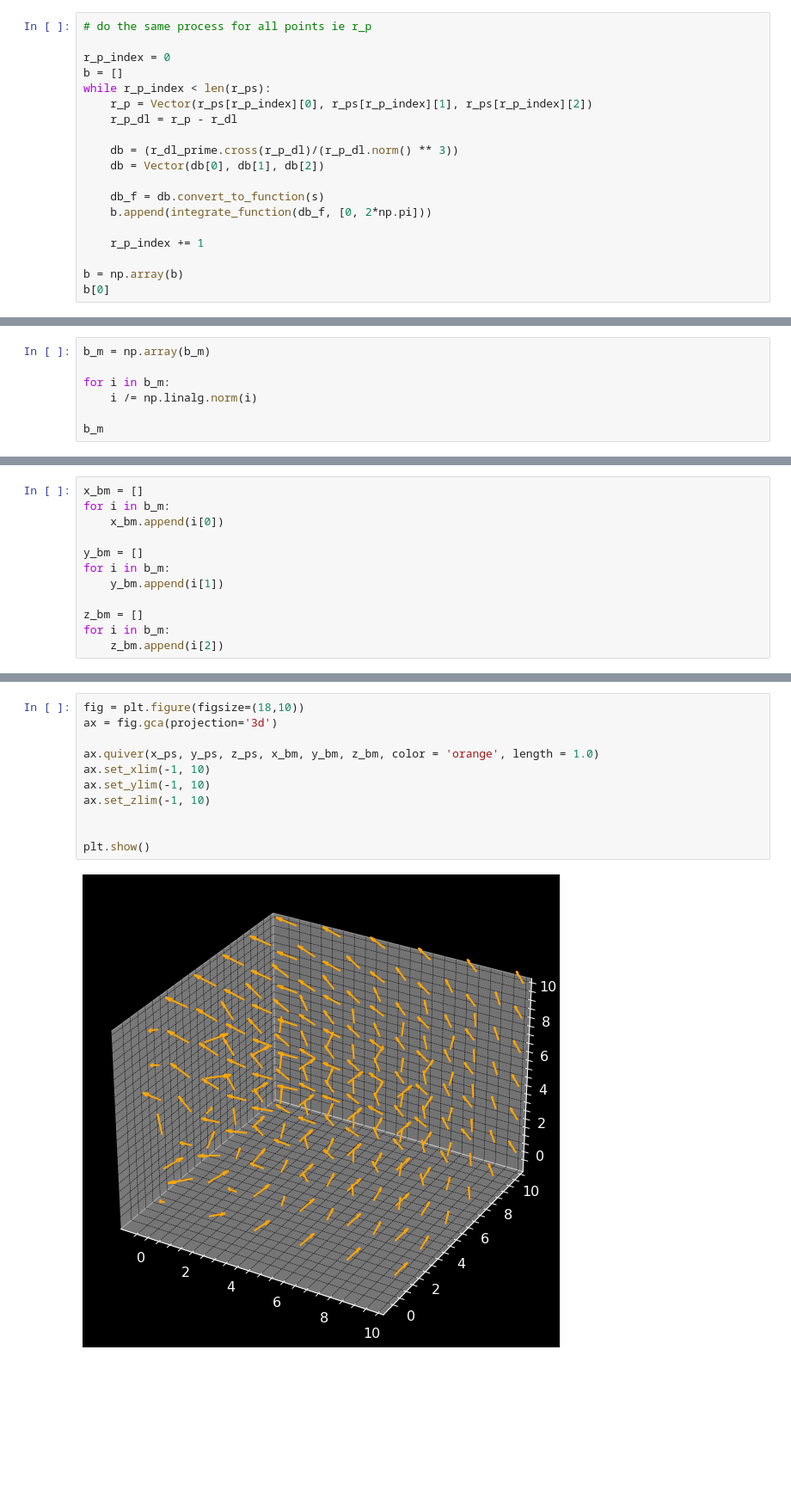
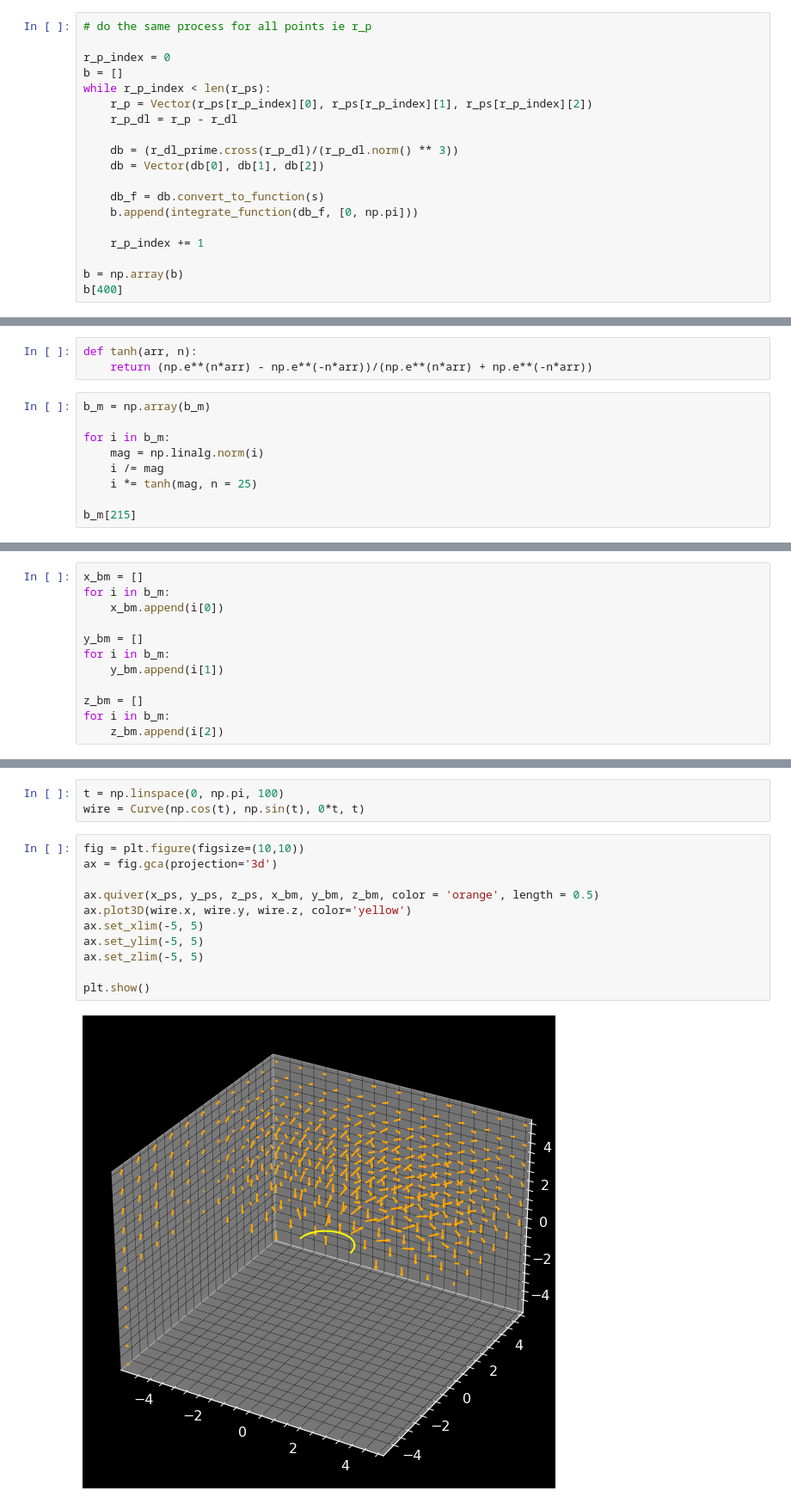
Before and after one commit to NOELDOMINICBIJOY/mescellaneous, a Jupyter notebook: biot_savart/biot_savart.ipynb, the cells around one changed output, grey strips where cells are left out. Shown at 86% size. Drawn from its saved outputs; the diff is of its cells as text; blank space fills up the shorter version.

```diff
--- a/biot_savart/biot_savart.ipynb
+++ b/biot_savart/biot_savart.ipynb
@@ -107,10 +98,10 @@ while r_p_index < len(r_ps):
     db = Vector(db[0], db[1], db[2])
 
     db_f = db.convert_to_function(s)
-    b.append(integrate_function(db_f, [0, 2*np.pi]))
+    b.append(integrate_function(db_f, [0, np.pi]))
 
     r_p_index += 1
 
 b = np.array(b)
-b[0]
+b[400]
 # %% [output]
@@ -152,11 +143,16 @@ while idx < len(b):
     b_m.append(b_i)
 
     idx += 1
+# %%
+def tanh(arr, n):
+    return (np.e**(n*arr) - np.e**(-n*arr))/(np.e**(n*arr) + np.e**(-n*arr))
 # %%
 b_m = np.array(b_m)
 
 for i in b_m:
-    i /= np.linalg.norm(i)
+    mag = np.linalg.norm(i)
+    i /= mag
+    i *= tanh(mag, n = 25)
 
-b_m
+b_m[215]
 # %% [output]
@@ -242,13 +222,16 @@ z_bm
+# %%
+t = np.linspace(0, np.pi, 100)
+wire = Curve(np.cos(t), np.sin(t), 0*t, t)
 # %%
-fig = plt.figure(figsize=(18,10))
+fig = plt.figure(figsize=(10,10))
 ax = fig.gca(projection='3d')
 
-ax.quiver(x_ps, y_ps, z_ps, x_bm, y_bm, z_bm, color = 'orange', length = 1.0)
-ax.set_xlim(-1, 10)
-ax.set_ylim(-1, 10)
-ax.set_zlim(-1, 10)
-
+ax.quiver(x_ps, y_ps, z_ps, x_bm, y_bm, z_bm, color = 'orange', length = 0.5)
+ax.plot3D(wire.x, wire.y, wire.z, color='yellow')
+ax.set_xlim(-5, 5)
+ax.set_ylim(-5, 5)
+ax.set_zlim(-5, 5)
 
 plt.show()
 # %% [output]
-[figure, old version]
+[figure, new version]
```
Also changed, not shown: parts of 13 cells of this notebook, 4 other files.
